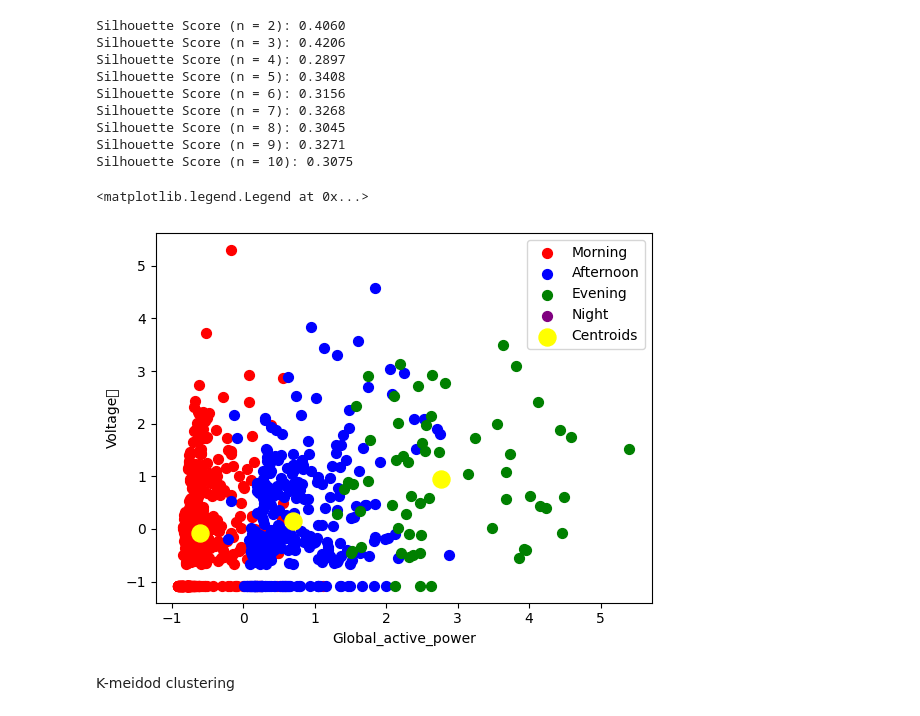
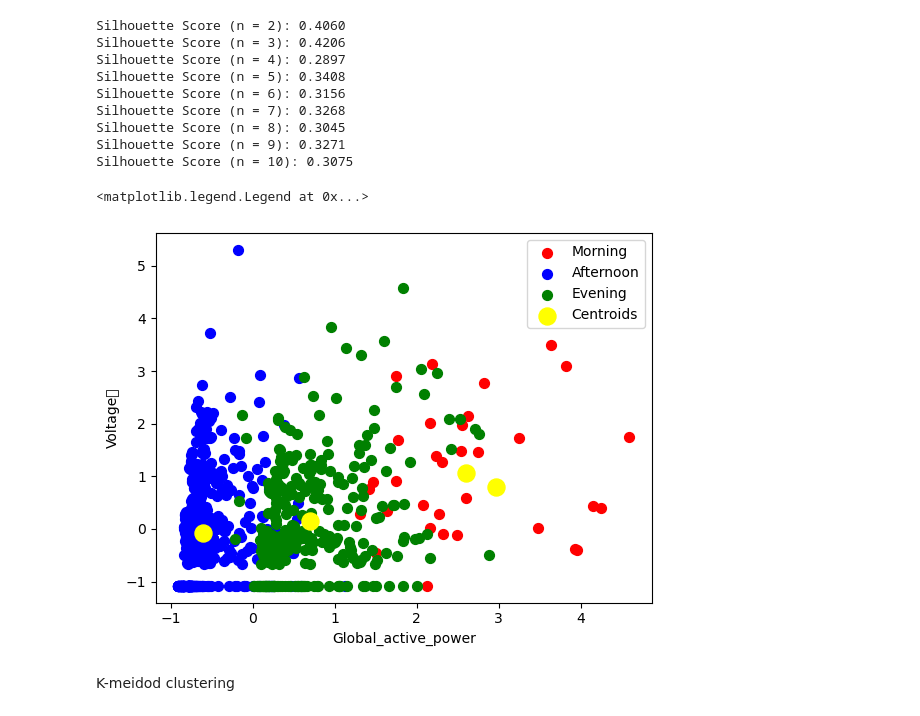
Before and after one commit to Enkhbayasgalan97/CA1-2026163, a Jupyter notebook: CA1.ipynb, the cells around one changed output. Saved outputs shown, nothing was run; the diff lists cells and outputs as text; code cells hidden in the pictures.

```diff
--- a/CA1.ipynb
+++ b/CA1.ipynb
@@ -236,3 +239,6 @@ df.head()
 | 4 | 2.269702 | 3.749339 | -1.305846 | 2.331721 | -0.185897 | -0.074034 | ... |
 # %%
 df.drop(columns=["Hour"], inplace=True)
+# %%
+le=preproc.LabelEncoder()
+df["Period"]=le.fit_transform(df["Period"])
@@ -323,21 +368,20 @@ Silhouette Score (n = 9): 0.3271
 Silhouette Score (n = 10): 0.3075
 # %%
 from sklearn.cluster import KMeans
-kmeans = KMeans(n_clusters = 3, max_iter = 300, n_init = 10, random_state = 38)
+kmeans = KMeans(n_clusters = 4, max_iter = 300, n_init = 10, random_state = 38)
 y_kmeans = kmeans.fit_predict(x)
 
 import matplotlib.pyplot as plt
 plt.scatter(x[y_kmeans == 0, 0], x[y_kmeans == 0, 1], s = 50, c = 'red', label = 'Morning')
 plt.scatter(x[y_kmeans == 1, 0], x[y_kmeans == 1, 1], s = 50, c = 'blue', label = 'Afternoon')
 plt.scatter(x[y_kmeans == 2, 0], x[y_kmeans == 2, 1], s = 50, c = 'green', label = 'Evening')
-plt.scatter(x[y_kmeans == 3, 0], x[y_kmeans == 3, 1], s = 50, c = 'purple', label = 'Night')
 plt.scatter(kmeans.cluster_centers_[:, 0], kmeans.cluster_centers_[:,1], s = 150, c = 'yellow', label = 'Centroids')
 plt.xlabel('Global_active_power')
 plt.ylabel('Voltage	')
 plt.legend( loc ="best")
 # %% [output]
 <matplotlib.legend.Legend at 0x...>
-[figure, old version]
+[figure, new version]
 # %% [markdown]
 K-meidod clustering
 # %%
```
Also changed, not shown: parts of 66 cells of this notebook, 2 other files.
